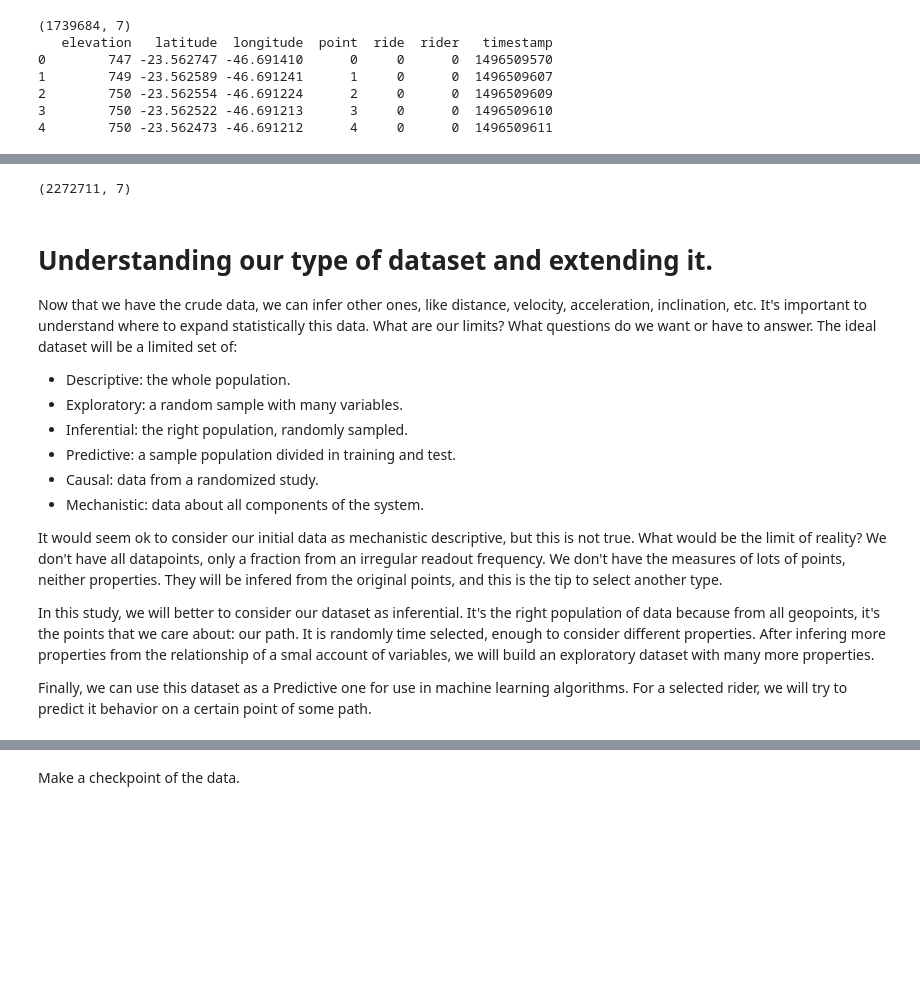
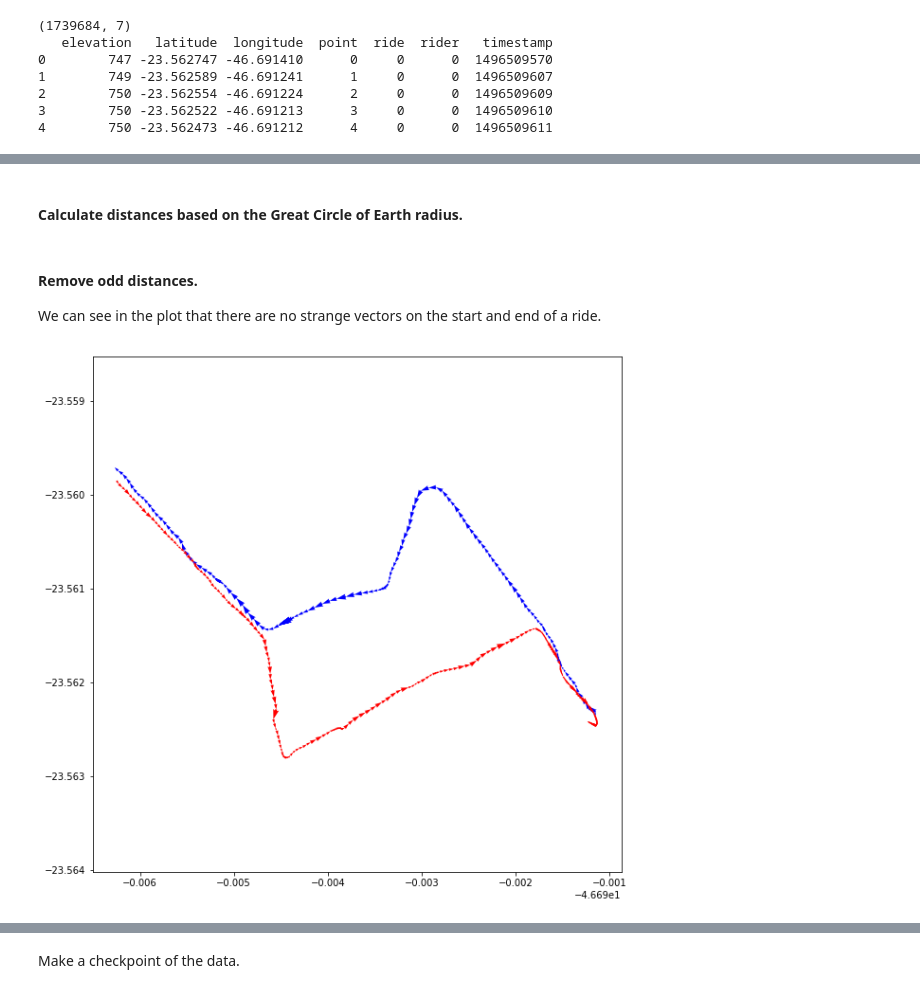
Before and after one commit to sztelzer/Bike-Riding-Analysis, a Jupyter notebook: Bike rides GPS data analysis.ipynb, the cells around one changed output, grey strips where cells are left out. Drawn from its saved outputs; the diff is of its cells as text; code cells hidden in the pictures; blank space fills up the shorter version.

```diff
--- a/Bike rides GPS data analysis.ipynb
+++ b/Bike rides GPS data analysis.ipynb
@@ -131,18 +157,9 @@ The interpolation needs to pay attention to certain problems. There is some smal
 # %%
-# create interpolation based on difference of times.
-# first, sort rides by timestamp, as it may be in the order of files imported.
-data = data.sort_values(['rider', 'timestamp'])
-data['duration'] = np.ediff1d(data.timestamp, to_end=0)
-#inert points between rides
-def last_duration_zero(df):
-    df['duration'].iloc[-1] = 0
-    return df
-data = data.groupby('ride').apply(last_duration_zero)
-#inert negative points (generally may occur between riders)
-data = data[data.duration > 0]
+data = data.sort_values(['rider', 'itime'])
+data['duration'] = data.ftime - data.itime
 
-#ignore pauses longer than 4 minutes.
-data = data[data.duration < 4*60]
+# shorten pauses longer than 1 minute.
+data[data.duration > 60] == 60
 
 #repeat the data, set repeats to nan, interpolate nans.
 data = data.loc[data.index.repeat(data.duration)]
@@ -153,15 +170,32 @@ data = data.interpolate()
 # clear unused columns
 del data['duration']
 del data['subindex']
-
-# correct types
-data.elevation = data.elevation.astype("int")
-data.point = data.groupby([data.ride]).cumcount()
-data.ride = data.ride.astype("int")
-data.rider = data.rider.astype("int")
-data.timestap = data.timestamp.astype("int")
-
-print(data.shape)
-# %% [output]
-(2272711, 7)
+# %% [markdown]
+#### Calculate distances based on the Great Circle of Earth radius.
+# %%
+def haversine(lon1, lat1, lon2, lat2):
+    lon1, lat1, lon2, lat2 = map(np.radians, [lon1, lat1, lon2, lat2])
+    a = np.sin((lat2-lat1)/2.0)**2 + np.cos(lat1) * np.cos(lat2) * np.sin((lon2-lon1)/2.0)**2
+    return 6372800 * 2 * np.arcsin(np.sqrt(a))
+
+data['dist'] = haversine(data.ilon, data.ilat, data.flon, data.flat)
+# %% [markdown]
+#### Remove odd distances.
+We can see in the plot that there are no strange vectors on the start and end of a ride.
+# %%
+data = data[data.dist<=20]
+data = data[data.dist>0]
+# %%
+seg = data[data.rider==0]
+seg = seg[seg.ride==1]
+head = seg.head(200)
+tail = seg.tail(260)
+
+plt.figure(figsize=(10,10))
+plt.quiver(head.ilon, head.ilat, head.flon-head.ilon, head.flat-head.ilat, color="blue", units='xy', angles='xy', scale=1, pivot='tail')
+plt.quiver(tail.ilon, tail.ilat, tail.flon-tail.ilon, tail.flat-tail.ilat, color="red", units='xy', angles='xy', scale=1, pivot='tail')
+plt.axis('equal')
+plt.show()
+# %% [output]
+[figure, added]
 # %%
@@ -171,18 +202,0 @@ data = load_data("interpolated")
-# %% [markdown]
-# Understanding our type of dataset and extending it.
-Now that we have the crude data, we can infer other ones, like distance, velocity, acceleration, inclination, etc.
-It's important to understand where to expand statistically this data. What are our limits? What questions do we want or have to answer. The ideal dataset will be a limited set of:
-
-* Descriptive: the whole population.
-* Exploratory: a random sample with many variables.
-* Inferential: the right population, randomly sampled.
-* Predictive: a sample population divided in training and test.
-* Causal: data from a randomized study.
-* Mechanistic: data about all components of the system.
-
-It would seem ok to consider our initial data as mechanistic descriptive, but this is not true. What would be the limit of reality? We don't have all datapoints, only a fraction from an irregular readout frequency. We don't have the measures of lots of points, neither properties. They will be infered from the original points, and this is the tip to select another type.
-
-In this study, we will better to consider our dataset as inferential. It's the right population of data because from all geopoints, it's the points that we care about: our path. It is randomly time selected, enough to consider different properties.
-After infering more properties from the relationship of a smal account of variables, we will build an exploratory dataset with many more properties.
-
-Finally, we can use this dataset as a Predictive one for use in machine learning algorithms. For a selected rider, we will try to predict it behavior on a certain point of some path.
```
Also changed, not shown: parts of 25 cells of this notebook.
